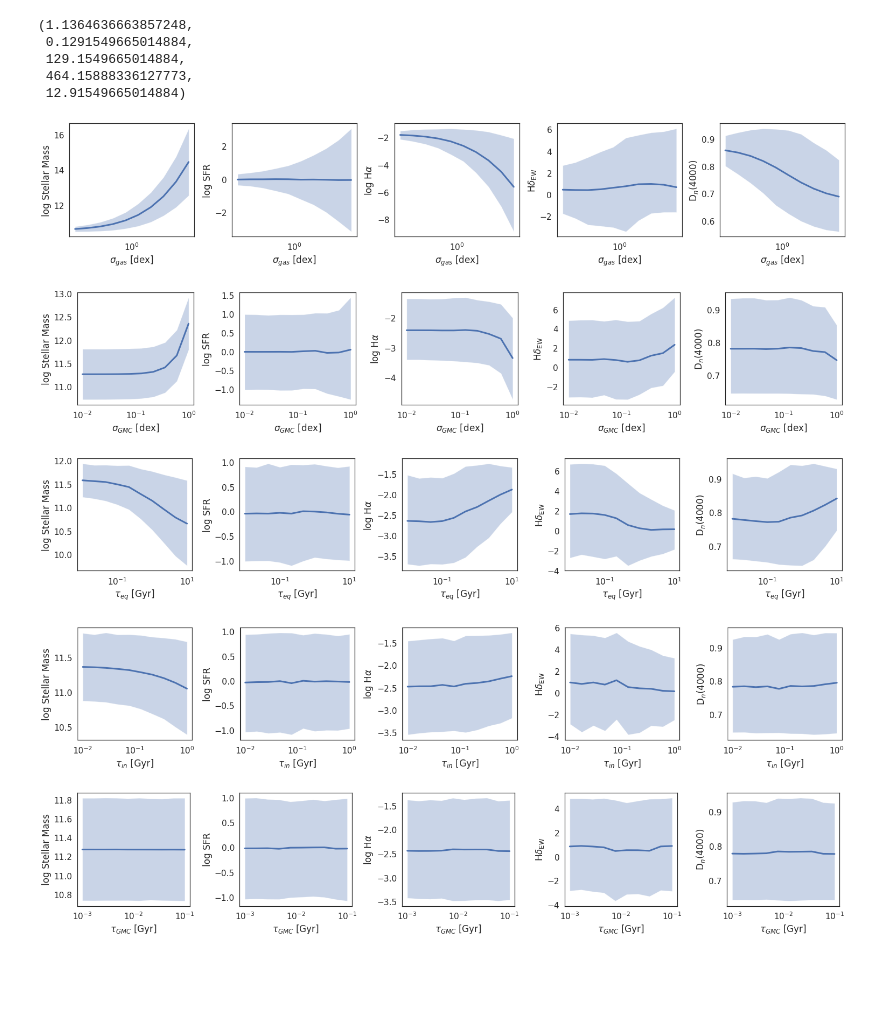
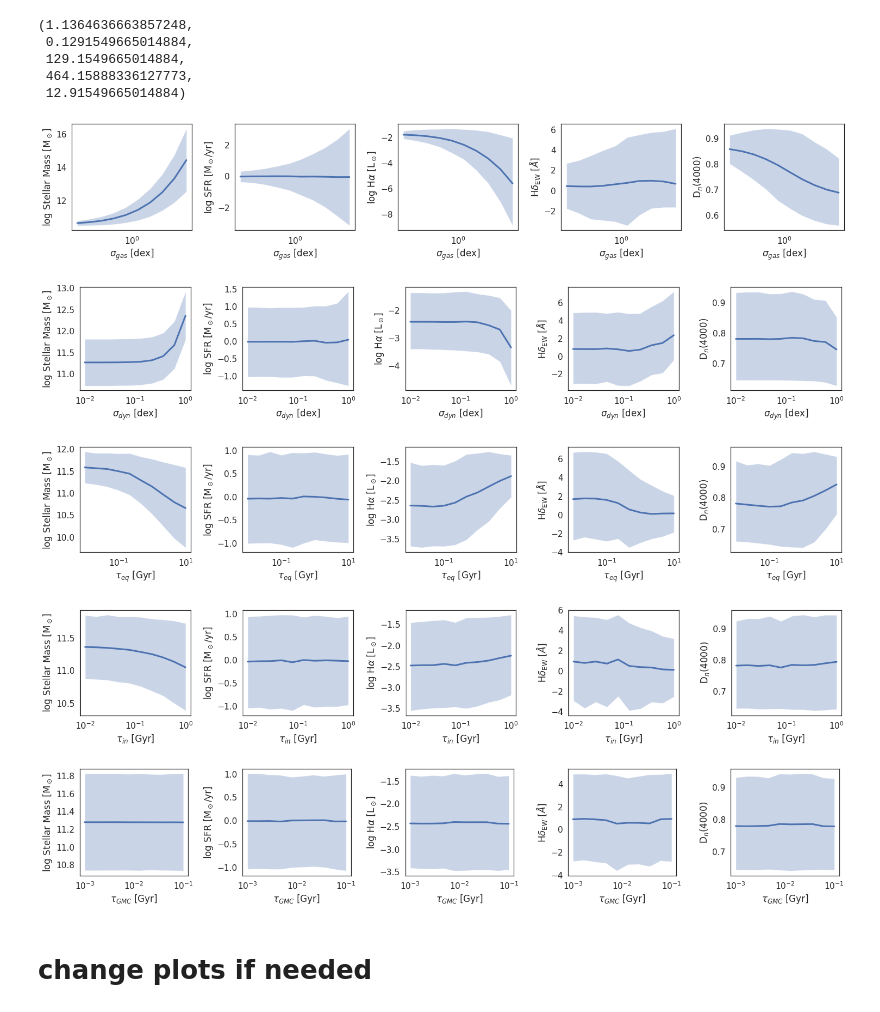
Before and after one commit to kartheikiyer/GP-SFH, a Jupyter notebook: Figure 5 - varying parameters.ipynb, the cells around one changed output. Saved outputs shown, nothing was run; the diff lists cells and outputs as text; code cells hidden in the pictures; blank space fills up the shorter version.

```diff
--- a/Figure 5 - varying parameters.ipynb
+++ b/Figure 5 - varying parameters.ipynb
@@ -116,25 +116,25 @@ def analyze_model_deviations(varparam, varlabel, varindex, nsamp = 1000, tarr_re
     plt.plot(varparam, mstar_mean,'-',lw=3)
     plt.fill_between(varparam, mstar_16, mstar_84,alpha=0.3)
     plt.xscale('log')
-    plt.xlabel(varlabel);plt.ylabel('log Stellar Mass')
+    plt.xlabel(varlabel);plt.ylabel('log Stellar Mass [M$_\odot$]')
 
     plt.subplot(1,5,2)
     plt.plot(varparam, sfr_mean,'-',lw=3)
     plt.fill_between(varparam, sfr_16, sfr_84,alpha=0.3)
     plt.xscale('log')
-    plt.xlabel(varlabel);plt.ylabel('log SFR')
+    plt.xlabel(varlabel);plt.ylabel('log SFR [M$_\odot$/yr]')
 
     plt.subplot(1,5,3)
     plt.plot(varparam, ha_mean,'-',lw=3)
     plt.fill_between(varparam, ha_16, ha_84,alpha=0.3)
     plt.xscale('log')
-    plt.xlabel(varlabel);plt.ylabel(r'log H$\alpha$')
+    plt.xlabel(varlabel);plt.ylabel(r'log H$\alpha$ [L$_\odot$]')
 
     plt.subplot(1,5,4)
     plt.plot(varparam, hd_mean,'-',lw=3)
     plt.fill_between(varparam, hd_16, hd_84,alpha=0.3)
     plt.xscale('log')
-    plt.xlabel(varlabel);plt.ylabel(r'H$\delta_{\rm EW}$')
+    plt.xlabel(varlabel);plt.ylabel(r'H$\delta_{\rm EW}$ [$\AA$]')
 
     plt.subplot(1,5,5)
     plt.plot(varparam, dn4k_mean,'-',lw=3)
@@ -151,28 +151,30 @@ cases_sigma = analyze_model_deviations(varparam = psd_var_sigma,
                                            varlabel = r'$\sigma_{gas}$ [dex]',
                                            varindex = 0)
 # %% [output]
-[figure, old version]
+[figure, new version]
 # %%
 cases_sigma_gmc = analyze_model_deviations(varparam = psd_var_sigma_gmc,
-                                           varlabel = r'$\sigma_{GMC}$ [dex]',
+                                           varlabel = r'$\sigma_{dyn}$ [dex]',
                                            varindex = 3)
 # %% [output]
-[figure, old version]
+[figure, new version]
 # %%
 cases_tau_eq = analyze_model_deviations(varparam = psd_var_tau_eq/1e3,
                                            varlabel = r'$\tau_{eq}$ [Gyr]',
                                            varindex = 1)
 # %% [output]
-[figure, old version]
+[figure, new version]
 # %%
 cases_tau_in = analyze_model_deviations(varparam = psd_var_tau_in/1e3,
                                            varlabel = r'$\tau_{in}$ [Gyr]',
                                            varindex = 2)
 # %% [output]
-[figure, old version]
+[figure, new version]
 # %%
 cases_tau_gmc = analyze_model_deviations(varparam = psd_var_tau_gmc/1e3,
                                            varlabel = r'$\tau_{GMC}$ [Gyr]',
                                            varindex = 4)
 # %% [output]
-[figure, old version]
+[figure, new version]
+# %% [markdown]
+# change plots if needed
```
Also changed, not shown: parts of 2 cells of this notebook, 29 other files.
